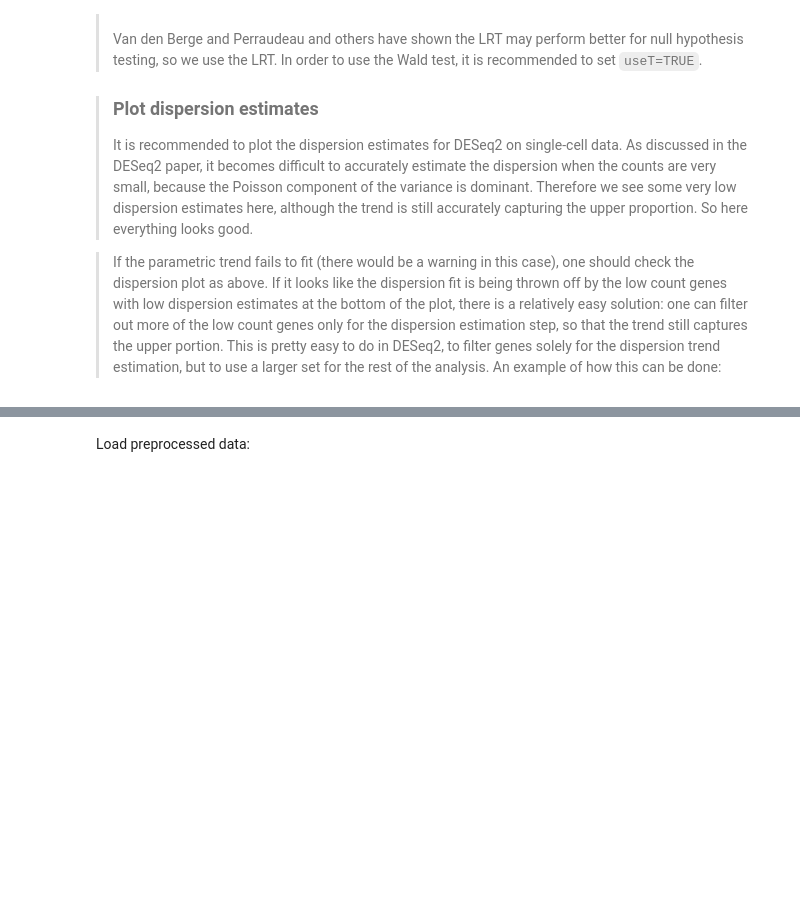
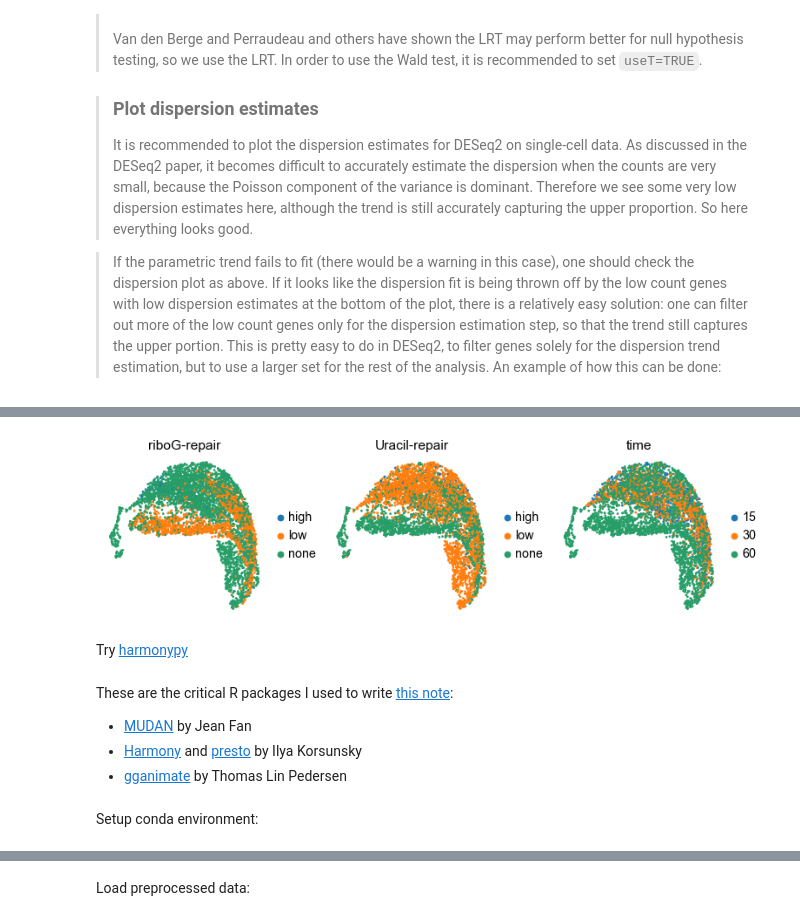
Before and after one commit to abearab/sc-haircut-net, a Jupyter notebook: differential-analysis.ipynb, the cells around one changed output, grey strips where cells are left out. Cells and saved outputs as stored; diff of their text form; code cells hidden in the pictures; blank space fills up the shorter version.

```diff
--- a/differential-analysis.ipynb
+++ b/differential-analysis.ipynb
@@ -60,0 +94,13 @@ https://hbctraining.github.io/scRNA-seq/lessons/pseudobulk_DESeq2_scrnaseq.html
+# %%
+sc.pl.umap(mix_copy, color=['riboG-repair','Uracil-repair','time'])
+# %% [output]
+[figure, added]
+# %% [markdown]
+Try [harmonypy](https://anaconda.org/bioconda/harmonypy)
+# %% [markdown]
+These are the critical R packages I used to write [this note](https://slowkow.com/notes/harmony-animation/):
+- [MUDAN](https://github.com/jefworks/MUDAN) by Jean Fan
+- [Harmony](https://github.com/immunogenomics/harmony) and [presto](https://github.com/immunogenomics/presto) by Ilya Korsunsky
+- [gganimate](https://gganimate.com/) by Thomas Lin Pedersen
+# %% [markdown]
+Setup conda environment:
```
Also changed, not shown: parts of 26 cells of this notebook, 1 other file.
